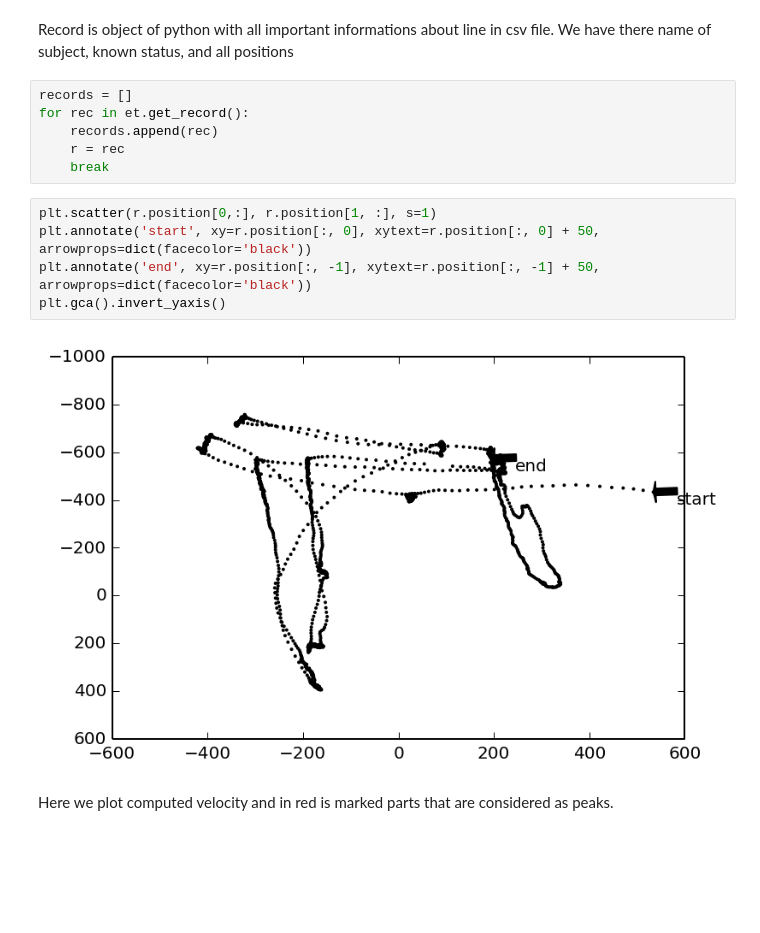
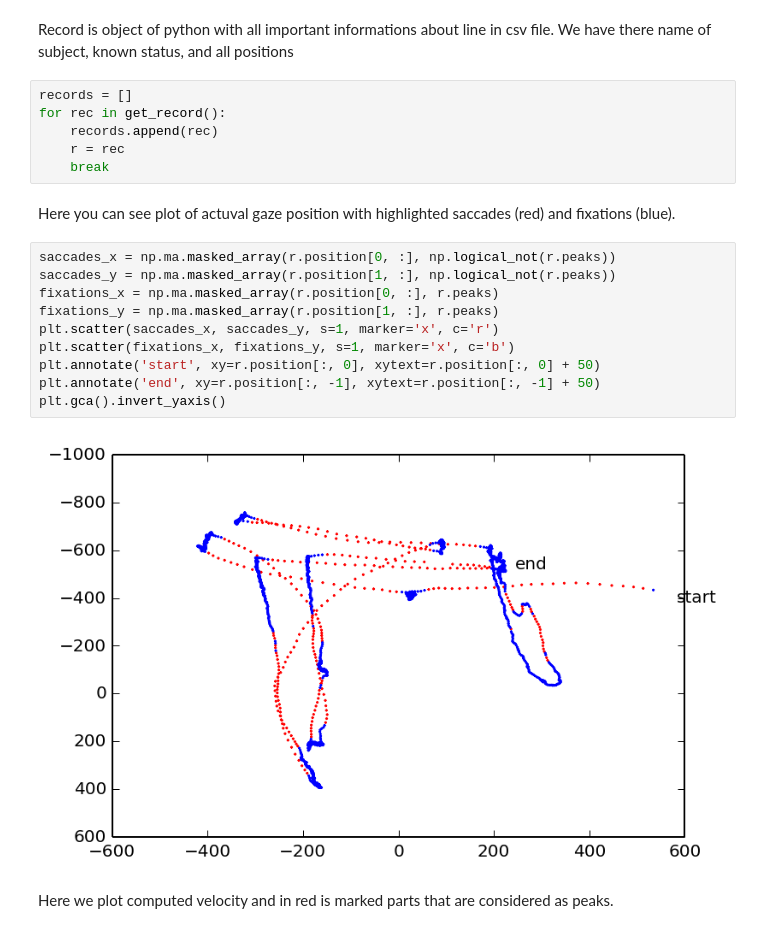
Before and after one commit to Artimi/eyetracking, a Jupyter notebook: Eye tracking.ipynb, the cells around one changed output. Drawn from its saved outputs; the diff is of its cells as text; blank space fills up the shorter version.

```diff
--- a/Eye tracking.ipynb
+++ b/Eye tracking.ipynb
@@ -11,17 +136,24 @@ import eyetracking as et
 Record is object of python with all important informations about line in csv file. We have there name of subject, known status, and all positions
 # %%
 records = []
-for rec in et.get_record():
+for rec in get_record():
     records.append(rec)
     r = rec
     break
+# %% [markdown]
+Here you can see plot of actuval gaze position with highlighted saccades (red) and fixations (blue).
 # %%
-plt.scatter(r.position[0,:], r.position[1, :], s=1)
-plt.annotate('start', xy=r.position[:, 0], xytext=r.position[:, 0] + 50, arrowprops=dict(facecolor='black'))
-plt.annotate('end', xy=r.position[:, -1], xytext=r.position[:, -1] + 50, arrowprops=dict(facecolor='black'))
+saccades_x = np.ma.masked_array(r.position[0, :], np.logical_not(r.peaks))
+saccades_y = np.ma.masked_array(r.position[1, :], np.logical_not(r.peaks))
+fixations_x = np.ma.masked_array(r.position[0, :], r.peaks)
+fixations_y = np.ma.masked_array(r.position[1, :], r.peaks)
+plt.scatter(saccades_x, saccades_y, s=1, marker='x', c='r')
+plt.scatter(fixations_x, fixations_y, s=1, marker='x', c='b')
+plt.annotate('start', xy=r.position[:, 0], xytext=r.position[:, 0] + 50)
+plt.annotate('end', xy=r.position[:, -1], xytext=r.position[:, -1] + 50)
 plt.gca().invert_yaxis()
 # %% [output]
-[figure, old version]
+[figure, new version]
 # %% [markdown]
 Here we plot computed velocity and in red is marked parts that are considered as peaks.
 # %%
```
Also changed, not shown: parts of 8 cells of this notebook.
